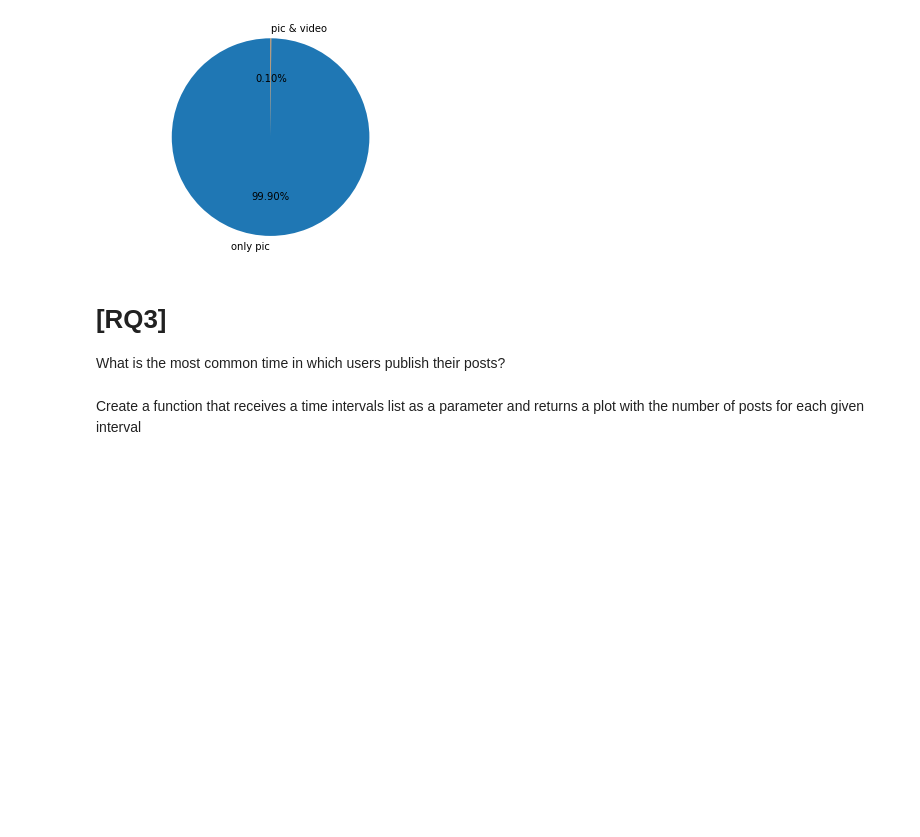
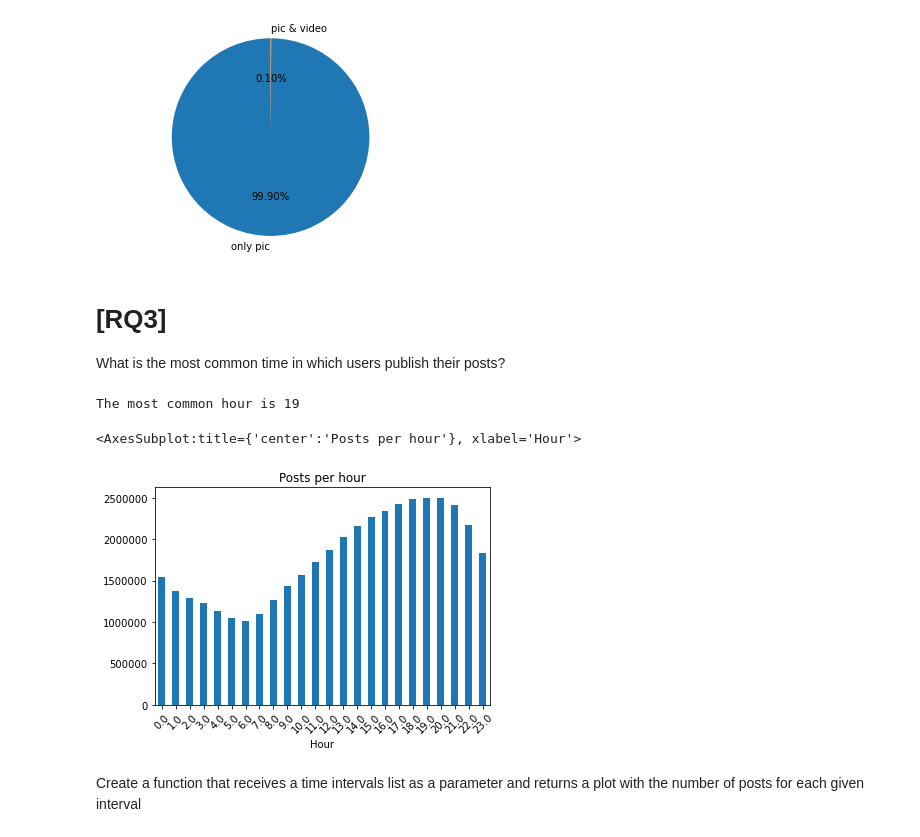
Before and after one commit to sophiaBalestrucci/ADM-HW2, a Jupyter notebook: HW2.ipynb, the cells around one changed output. Saved outputs shown, nothing was run; the diff lists cells and outputs as text; code cells hidden in the pictures; blank space fills up the shorter version.

```diff
--- a/HW2.ipynb
+++ b/HW2.ipynb
@@ -71,7 +71,16 @@ What is the most common time in which users publish their posts?
 posts = pd.read_csv("/home/ec2-user/instagram_posts.zip",delimiter="\t",usecols=["cts","post_id"],
                    parse_dates=['cts'], date_parser=pd.to_datetime)
 # %%
-posts.groupby([posts['cts'].dt.hour]).post_id.count()
+m = np.argmax(posts.groupby([posts['cts'].dt.hour]).post_id.count())
+print(f"The most common hour is {m}")
+# %% [output]
+The most common hour is 19
+# %%
+plt.ticklabel_format(style='plain')
+posts.groupby([posts['cts'].dt.hour]).post_id.count().plot(kind="bar",title="Posts per hour",rot=45,xlabel="Hour")
+# %% [output]
+<AxesSubplot:title={'center':'Posts per hour'}, xlabel='Hour'>
+[figure, added]
 # %% [markdown]
 Create a function that receives a time intervals list as a parameter and returns a plot with the number of posts for each given interval
 # %%
```
Also changed, not shown: parts of 2 cells of this notebook.
